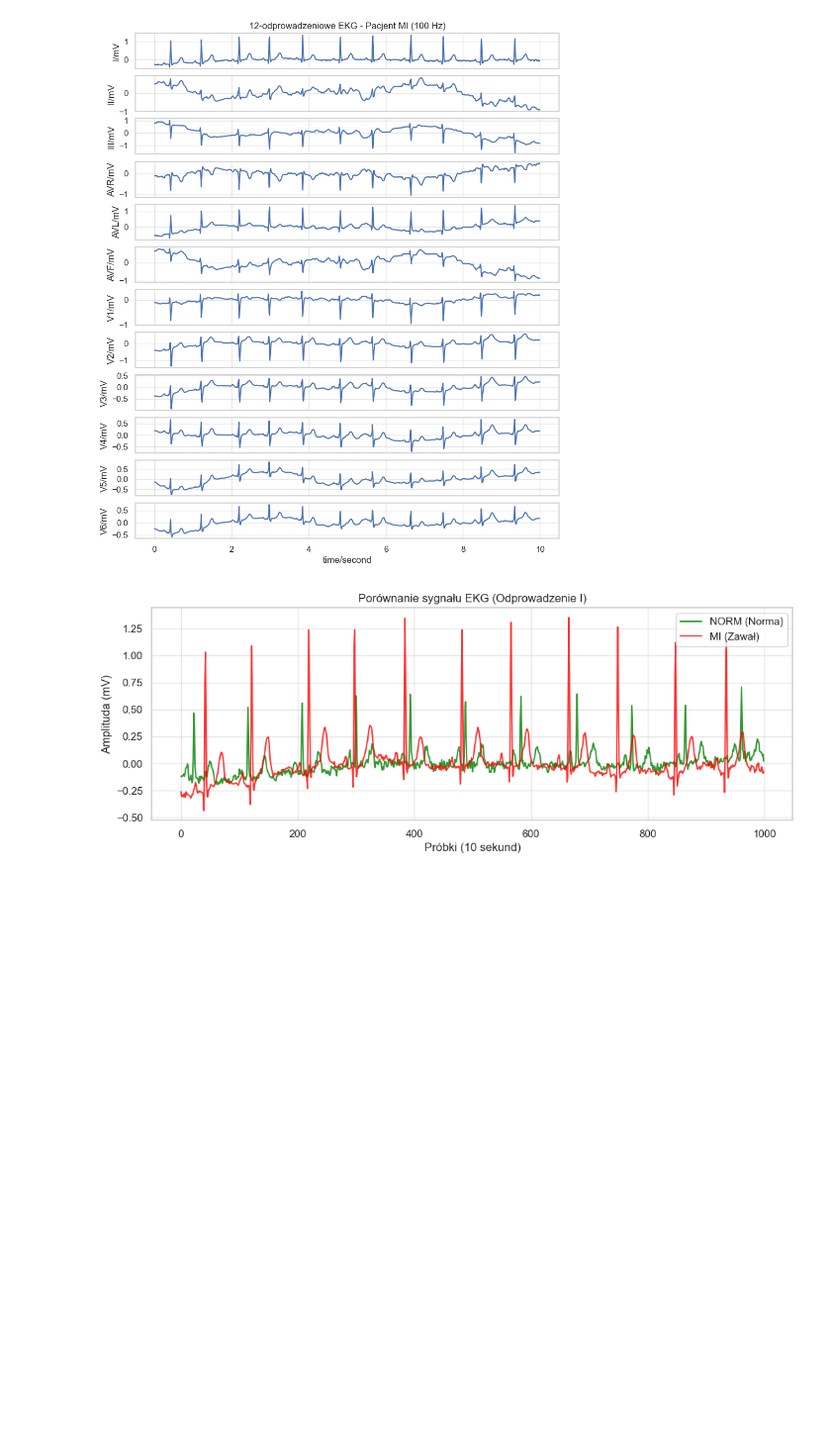
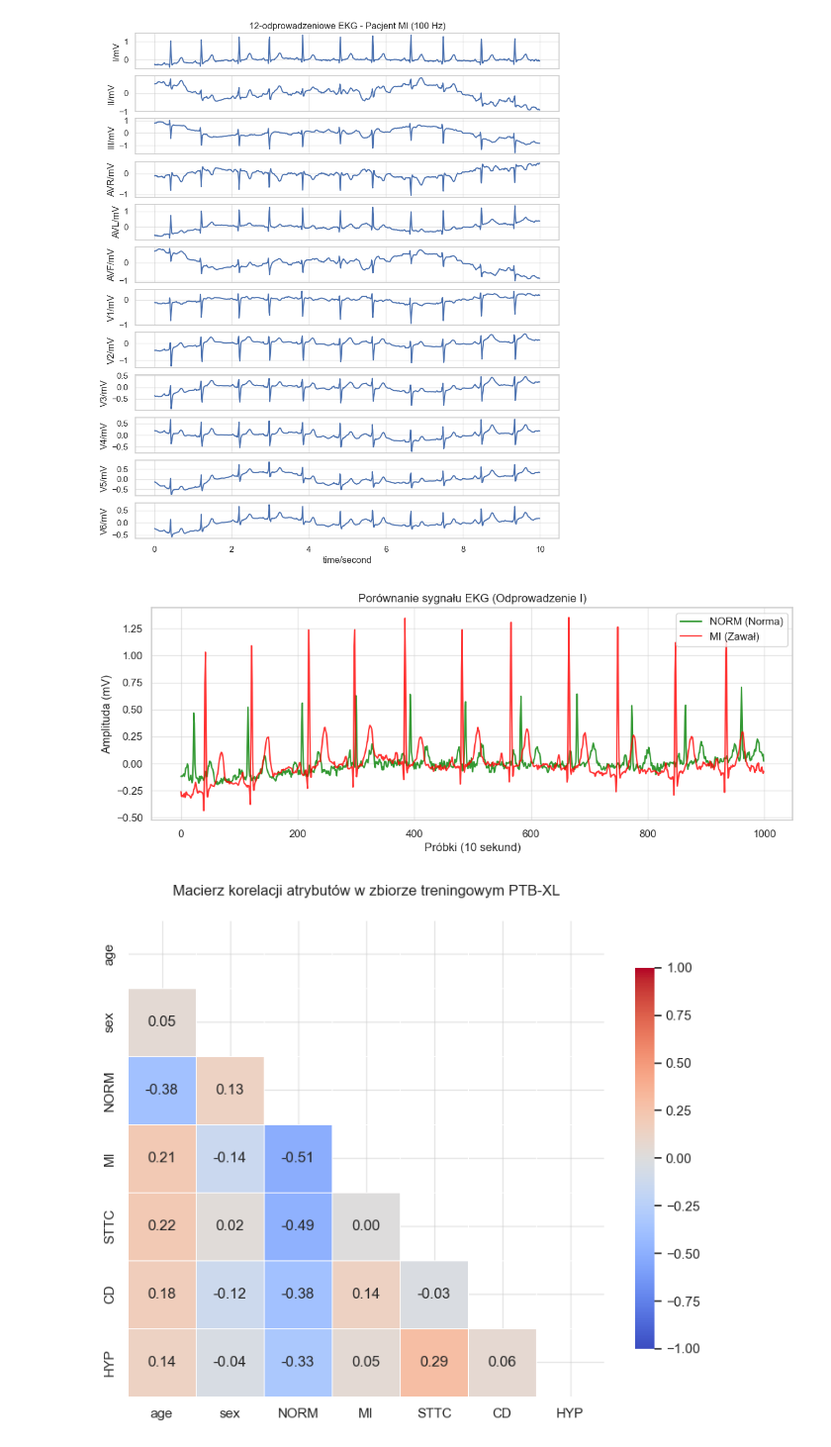
Before and after one commit to KarolMadraszek/ecg-classification-masters-thesis, a Jupyter notebook: notebooks/01_eda_and_stats.ipynb, the cells around one changed output. Shown at 99% size. Saved outputs shown, nothing was run; the diff lists cells and outputs as text; code cells hidden in the pictures; blank space fills up the shorter version.

Commit message:
Wygenerowanie macierzy korelacji

```diff
--- a/notebooks/01_eda_and_stats.ipynb
+++ b/notebooks/01_eda_and_stats.ipynb
@@ -244,3 +244,37 @@ plt.legend()
 plt.show()
 # %% [output]
 [figure]
+# %%
+import pandas as pd
+import seaborn as sns
+import matplotlib.pyplot as plt
+import numpy as np
+
+df = pd.read_csv('../data/processed/train_meta.csv', index_col='ecg_id', low_memory=False)
+
+# Wybierane są: wiek, płeć oraz 5 superklas diagnostycznych.
+# Pomija się wzrost i wagę ze względu na ogromną liczbę braków danych.
+cols_to_correlate = ['age', 'sex', 'NORM', 'MI', 'STTC', 'CD', 'HYP']
+corr_df = df[cols_to_correlate].copy()
+corr_matrix = corr_df.corr()
+plt.figure(figsize=(9, 7))
+
+# Wygenerowanie maski w celu ukrycia górnego trójkąta macierzy (unikanie dublowania informacji)
+mask = np.triu(np.ones_like(corr_matrix, dtype=bool))
+
+sns.heatmap(
+    corr_matrix,
+    mask=mask,
+    annot=True,
+    fmt=".2f",
+    cmap="coolwarm",      # Paleta barw: niebieski (ujemna), czerwony (dodatnia)
+    vmin=-1, vmax=1,
+    square=True,
+    linewidths=.5,
+    cbar_kws={"shrink": .8}
+)
+
+plt.title('Macierz korelacji atrybutów w zbiorze treningowym PTB-XL', pad=20)
+plt.show()
+# %% [output]
+[figure, added]
```
